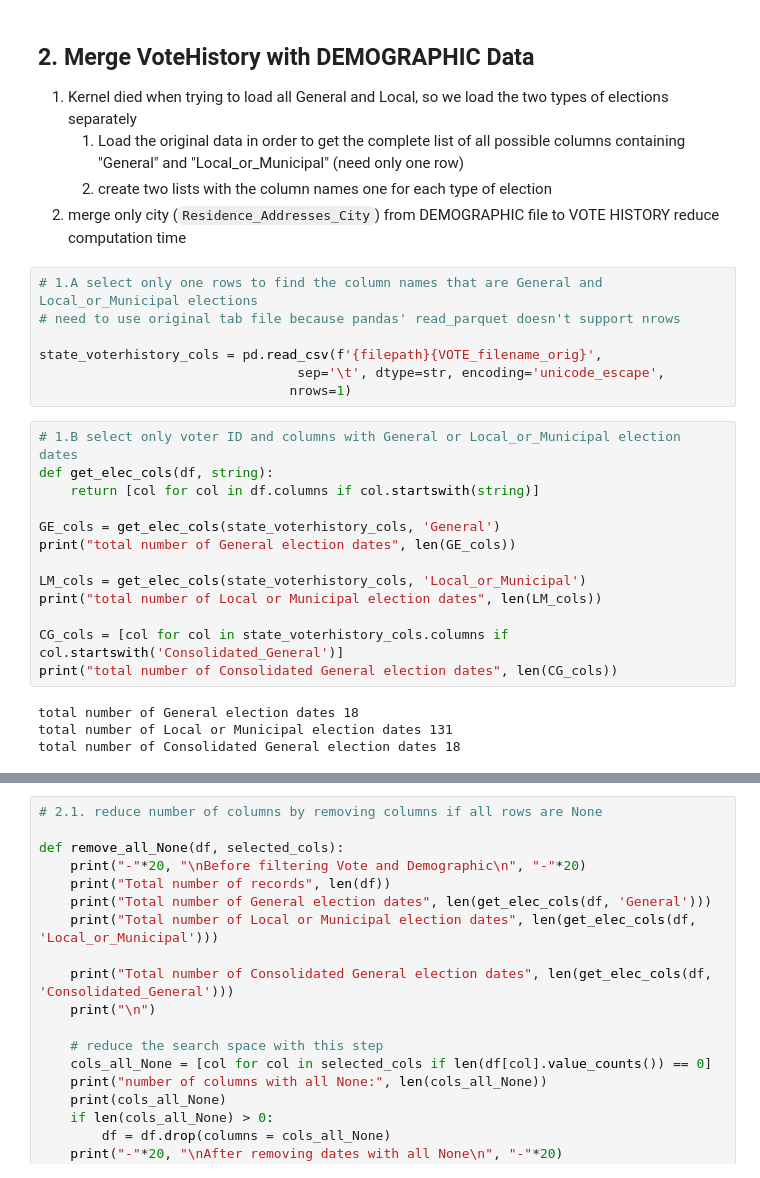
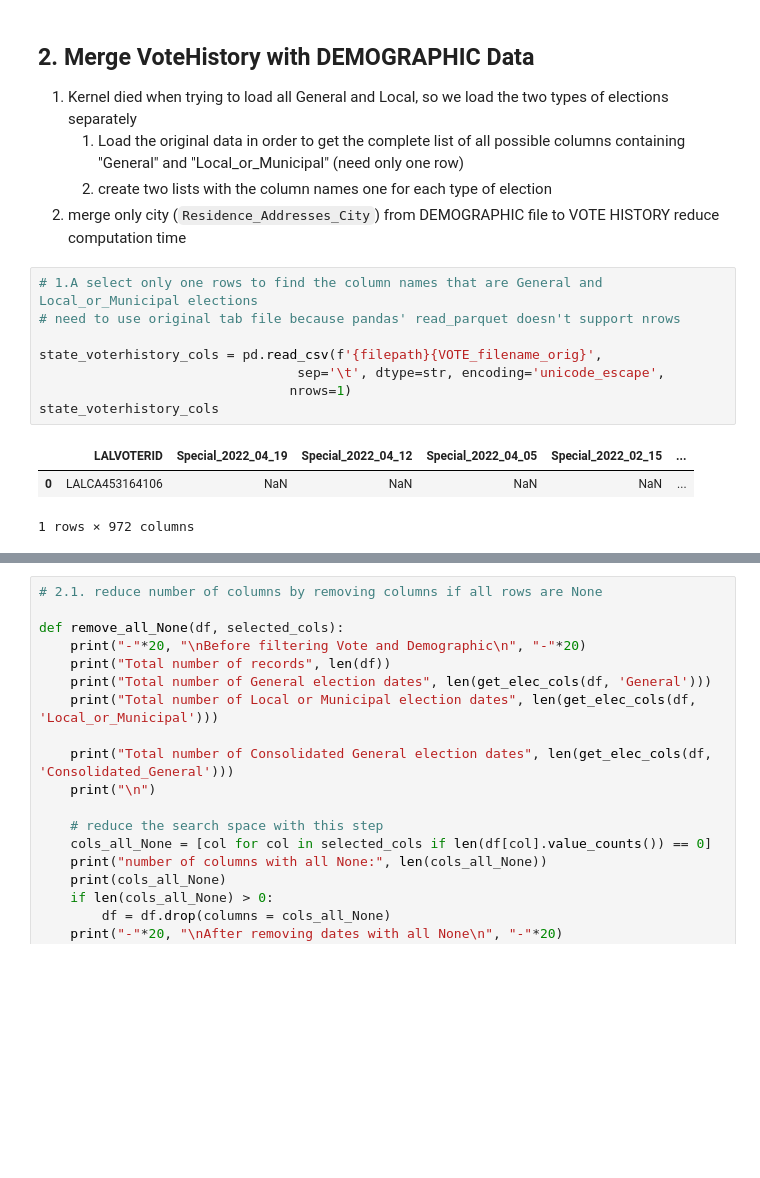
Before and after one commit to jnshzk/capstone, a Jupyter notebook: Find_recent_election_dates_updated.ipynb, the cells around one changed output, grey strips where cells are left out. Drawn from its saved outputs; the diff is of its cells as text; blank space fills up the shorter version.

```diff
--- a/Find_recent_election_dates_updated.ipynb
+++ b/Find_recent_election_dates_updated.ipynb
@@ -553,24 +553,12 @@ gc.collect()
 # %%
 # 1.A select only one rows to find the column names that are General and Local_or_Municipal elections
 # need to use original tab file because pandas' read_parquet doesn't support nrows
 
 state_voterhistory_cols = pd.read_csv(f'{filepath}{VOTE_filename_orig}',
                                  sep='\t', dtype=str, encoding='unicode_escape',
                                 nrows=1)
+state_voterhistory_cols
+# %% [output]
+|  | LALVOTERID | Special_2022_04_19 | Special_2022_04_12 | Special_2022_04_05 | Special_2022_02_15 | ... |
+| 0 | LALCA453164106 | NaN | NaN | NaN | NaN | ... |
+1 rows × 972 columns
-# %%
-# 1.B select only voter ID and columns with General or Local_or_Municipal election dates
-def get_elec_cols(df, string):
-    return [col for col in df.columns if col.startswith(string)]
-
-GE_cols = get_elec_cols(state_voterhistory_cols, 'General')
-print("total number of General election dates", len(GE_cols))
-
-LM_cols = get_elec_cols(state_voterhistory_cols, 'Local_or_Municipal')
-print("total number of Local or Municipal election dates", len(LM_cols))
-
-CG_cols = [col for col in state_voterhistory_cols.columns if col.startswith('Consolidated_General')]
-print("total number of Consolidated General election dates", len(CG_cols))
-# %% [output]
-total number of General election dates 18
-total number of Local or Municipal election dates 131
-total number of Consolidated General election dates 18
```
Also changed, not shown: parts of 19 cells of this notebook, 1 other file.
